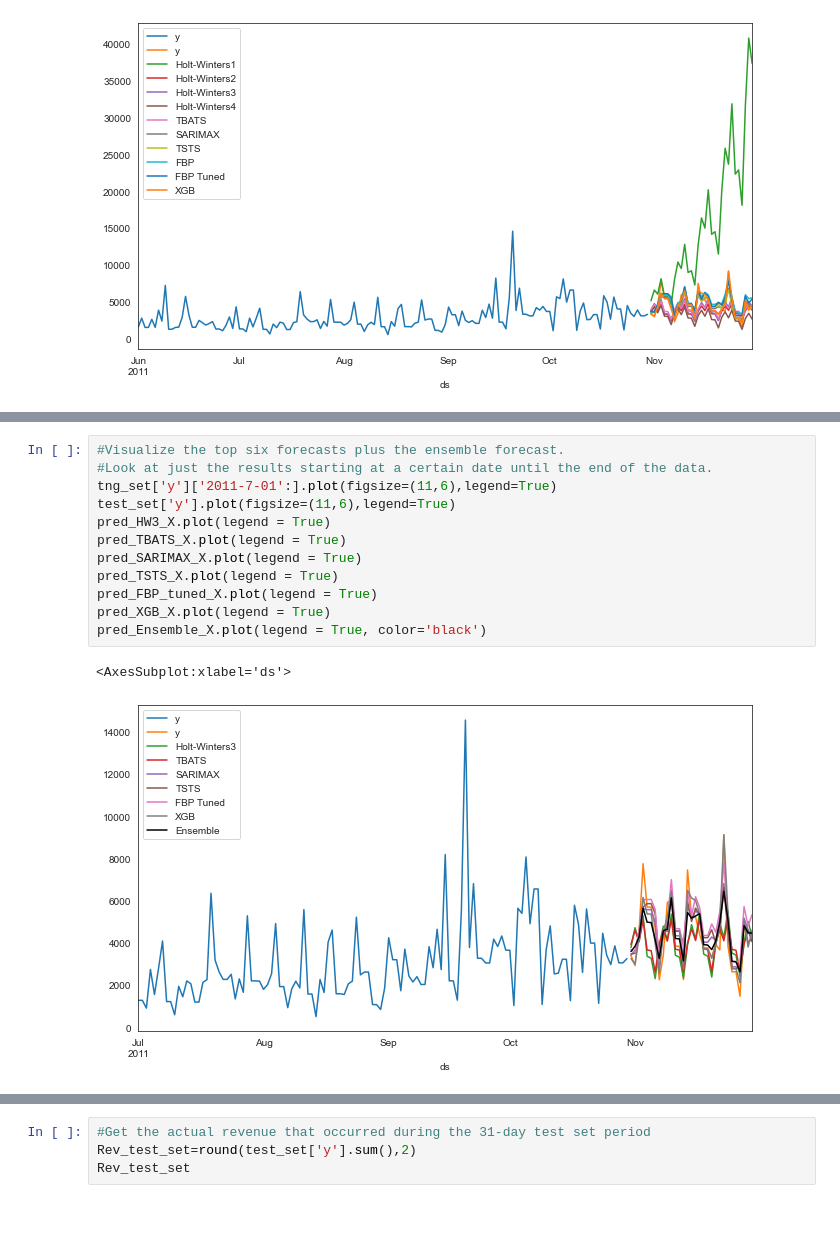
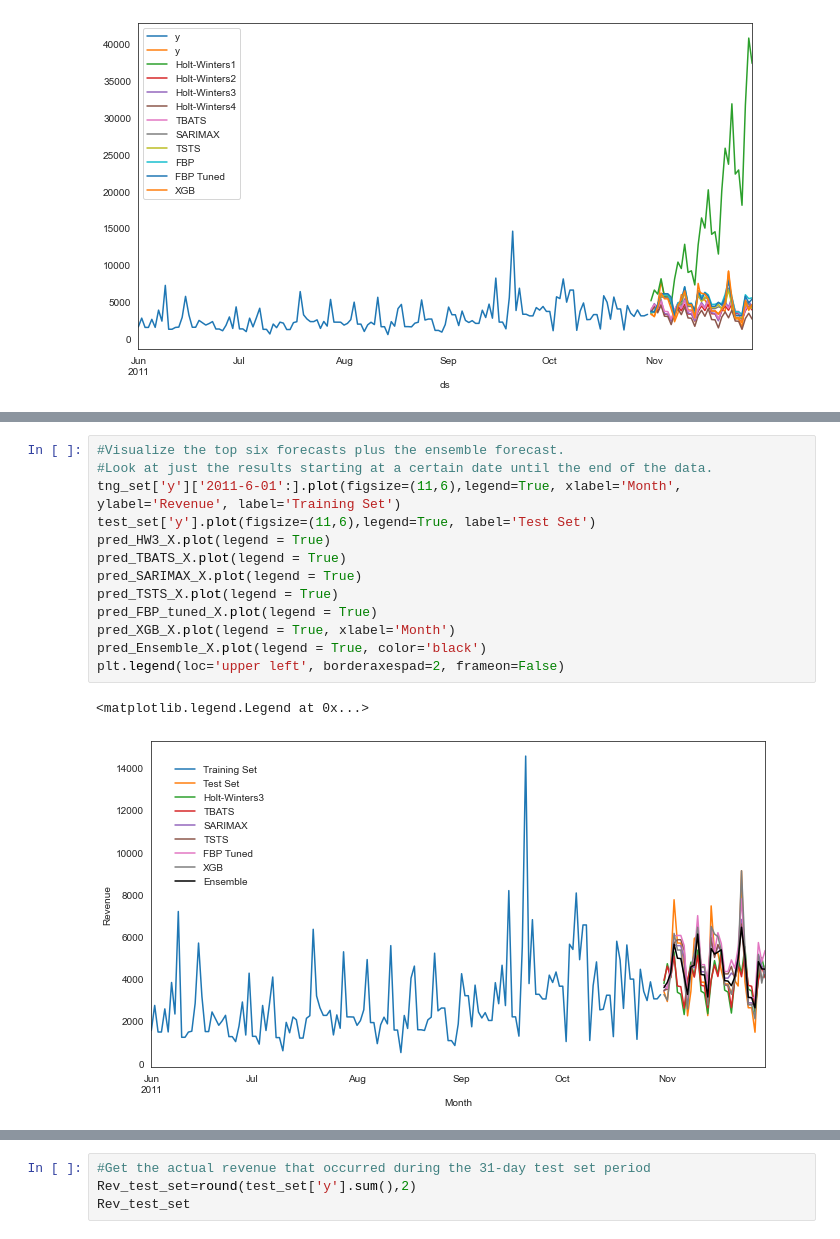
Before and after one commit to aaronroggia/portfolio, a Jupyter notebook: Ensemble Time Series Forecasting.ipynb, the cells around one changed output, grey strips where cells are left out. Cells and saved outputs as stored; diff of their text form.

```diff
--- a/Ensemble Time Series Forecasting.ipynb
+++ b/Ensemble Time Series Forecasting.ipynb
@@ -1651,18 +1651,19 @@ Freq: D, Name: Ensemble, dtype: float64
 # %%
 #Visualize the top six forecasts plus the ensemble forecast.
 #Look at just the results starting at a certain date until the end of the data.
-tng_set['y']['2011-7-01':].plot(figsize=(11,6),legend=True)
-test_set['y'].plot(figsize=(11,6),legend=True)
+tng_set['y']['2011-6-01':].plot(figsize=(11,6),legend=True, xlabel='Month', ylabel='Revenue', label='Training Set')
+test_set['y'].plot(figsize=(11,6),legend=True, label='Test Set')
 pred_HW3_X.plot(legend = True)
 pred_TBATS_X.plot(legend = True)
 pred_SARIMAX_X.plot(legend = True)
 pred_TSTS_X.plot(legend = True)
 pred_FBP_tuned_X.plot(legend = True)
-pred_XGB_X.plot(legend = True)
+pred_XGB_X.plot(legend = True, xlabel='Month')
 pred_Ensemble_X.plot(legend = True, color='black')
+plt.legend(loc='upper left', borderaxespad=2, frameon=False)
 # %% [output]
-<AxesSubplot:xlabel='ds'>
+<matplotlib.legend.Legend at 0x...>
-[figure, old version]
+[figure, new version]
 # %%
 #Evaluate predictions with RMSE, MAE, and MAPE and see Revenue forecast.
 
```
Also changed, not shown: parts of 20 cells of this notebook.
